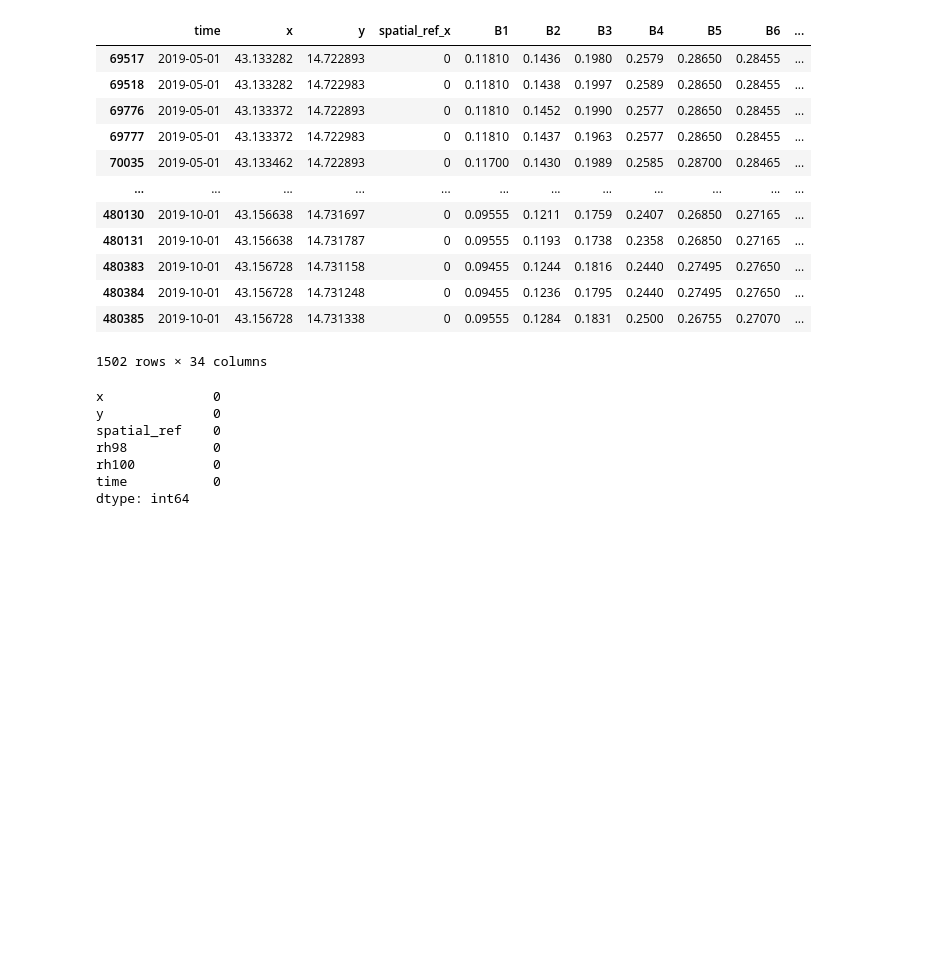
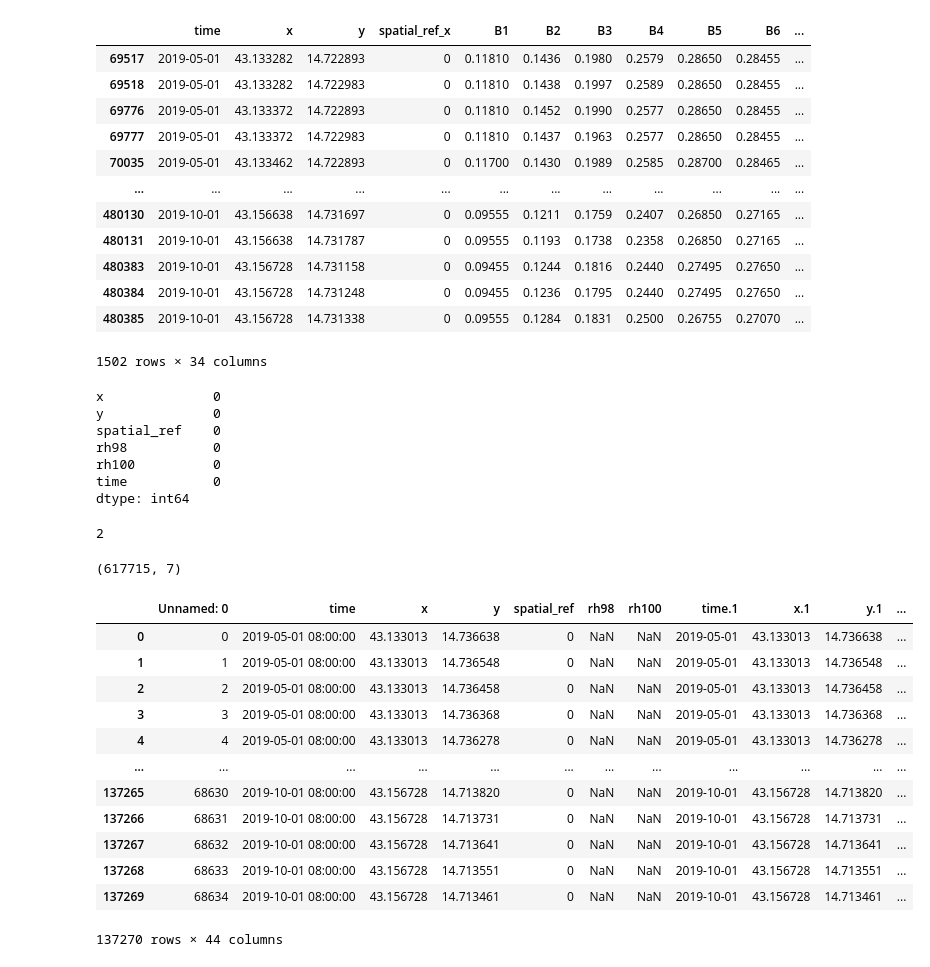
Before and after one commit to OmarMarigo/Model-Presto, a Jupyter notebook: notebook/test.ipynb, the cells around one changed output. Cells and saved outputs as stored; diff of their text form; code cells hidden in the pictures; blank space fills up the shorter version.

Commit message:
Optimization gedi, sentinel 1 and sentinel 2

```diff
--- a/notebook/test.ipynb
+++ b/notebook/test.ipynb
@@ -82,0 +85,28 @@ dtype: int64
+# %%
+len(df.shape)
+# %% [output]
+2
+# %%
+df1 =pd.read_csv('/Users/clementkm/Documents/School/TOLBI STAGE /PROJECT/test/sentinel_1_2019.csv')
+df1.
+# %% [output]
+(617715, 7)
+# %%
+df2 = pd.read_csv("/Users/clementkm/Documents/School/TOLBI STAGE /PROJECT/test/test.csv")
+#df3 = df2.dropna(subset=["rh98"], axis=1)
+# %%
+df2.
+# %% [output]
+|  | Unnamed: 0 | time | x | y | spatial_ref | rh98 | rh100 | time.1 | x.1 | y.1 | ... |
+| 0 | 0 | 2019-05-01 08:00:00 | 43.133013 | 14.736638 | 0 | NaN | NaN | 2019-05-01 | 43.133013 | 14.736638 | ... |
+| 1 | 1 | 2019-05-01 08:00:00 | 43.133013 | 14.736548 | 0 | NaN | NaN | 2019-05-01 | 43.133013 | 14.736548 | ... |
+| 2 | 2 | 2019-05-01 08:00:00 | 43.133013 | 14.736458 | 0 | NaN | NaN | 2019-05-01 | 43.133013 | 14.736458 | ... |
+| 3 | 3 | 2019-05-01 08:00:00 | 43.133013 | 14.736368 | 0 | NaN | NaN | 2019-05-01 | 43.133013 | 14.736368 | ... |
+| 4 | 4 | 2019-05-01 08:00:00 | 43.133013 | 14.736278 | 0 | NaN | NaN | 2019-05-01 | 43.133013 | 14.736278 | ... |
+| ... | ... | ... | ... | ... | ... | ... | ... | ... | ... | ... | ... |
+| 137265 | 68630 | 2019-10-01 08:00:00 | 43.156728 | 14.713820 | 0 | NaN | NaN | 2019-10-01 | 43.156728 | 14.713820 | ... |
+| 137266 | 68631 | 2019-10-01 08:00:00 | 43.156728 | 14.713731 | 0 | NaN | NaN | 2019-10-01 | 43.156728 | 14.713731 | ... |
+| 137267 | 68632 | 2019-10-01 08:00:00 | 43.156728 | 14.713641 | 0 | NaN | NaN | 2019-10-01 | 43.156728 | 14.713641 | ... |
+| 137268 | 68633 | 2019-10-01 08:00:00 | 43.156728 | 14.713551 | 0 | NaN | NaN | 2019-10-01 | 43.156728 | 14.713551 | ... |
+| 137269 | 68634 | 2019-10-01 08:00:00 | 43.156728 | 14.713461 | 0 | NaN | NaN | 2019-10-01 | 43.156728 | 14.713461 | ... |
+137270 rows × 44 columns
```
Also changed, not shown: parts of 3 cells of this notebook, 2 other files.
